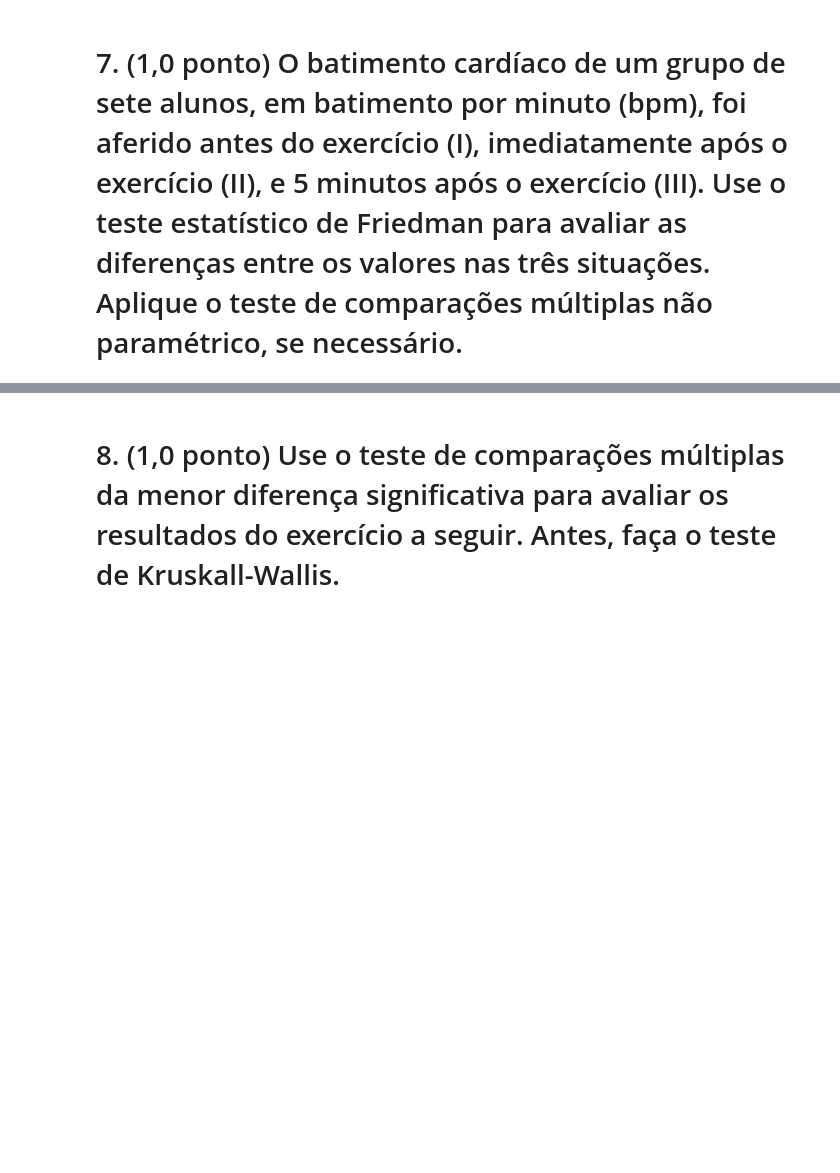
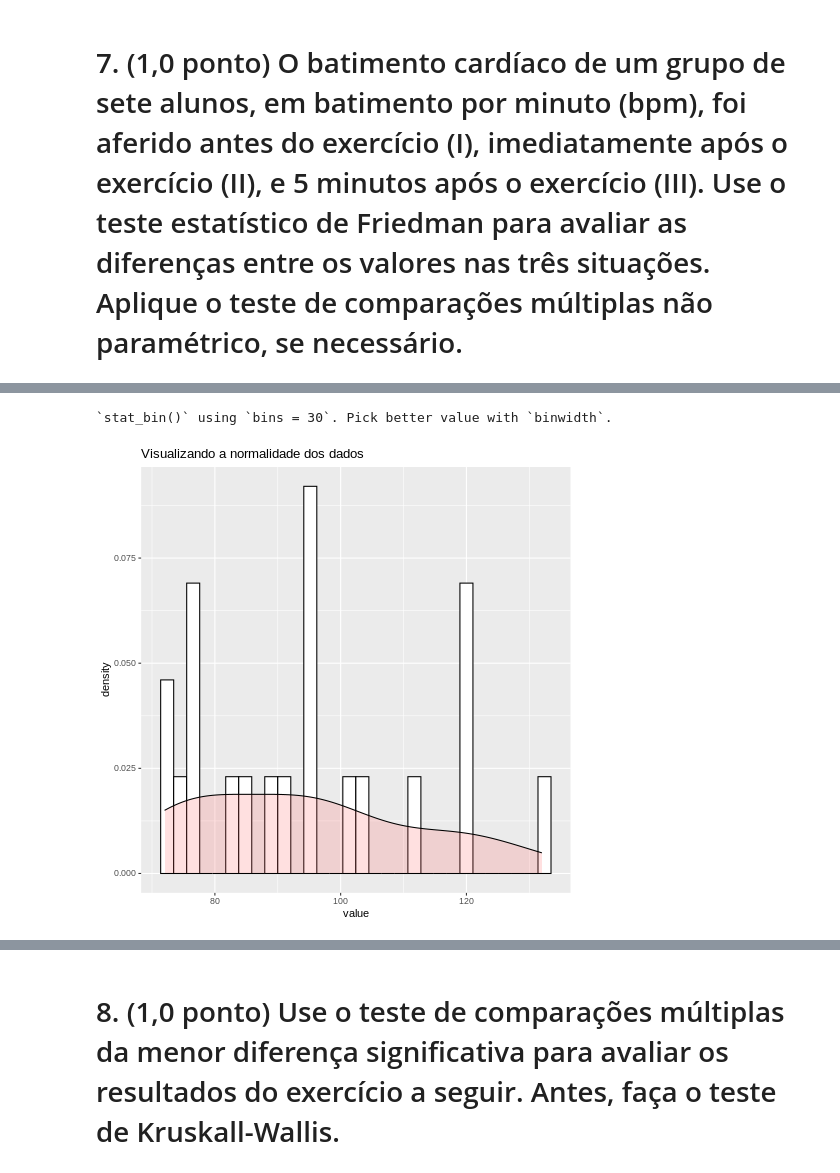
Before and after one commit to uervitonsantos/Estudo_Sobre_Estatistica_Frequentista_E_Metodos_Quantitativos, a Jupyter notebook: Avaliação_Métodos_Quantitativo.ipynb, the cells around one changed output, grey strips where cells are left out. Drawn from its saved outputs; the diff is of its cells as text; code cells hidden in the pictures; blank space fills up the shorter version.

```diff
--- a/Avaliação_Métodos_Quantitativo.ipynb
+++ b/Avaliação_Métodos_Quantitativo.ipynb
@@ -598,2 +615,14 @@ plot(TUKEY, las=0, col="red")
 # %% [markdown]
 # 7. (1,0 ponto) O batimento cardíaco de um grupo de sete alunos, em batimento por minuto (bpm), foi aferido antes do exercício (I), imediatamente após o exercício (II), e 5 minutos após o exercício (III). Use o teste estatístico de Friedman para avaliar as diferenças entre os valores nas três situações. Aplique o teste de comparações múltiplas não paramétrico, se necessário.
+# %%
+%%R
+# construção das listas com os valores para cada grupo
+exercicio_1 <- c(72, 96, 88, 92, 74, 76, 82)
+exercicio_2 <- c(120, 120, 132, 120, 101, 96, 112)
+exercicio_3 <- c(76, 95, 104, 96, 84, 72, 76)
+
+# montando um dataFrame com os grupos selecionados
+exercicio <- data.frame(exercicio_1, exercicio_2, exercicio_3)
+
+#str é uma função para verificar os tipos de dados de cada grupos
+str(exercicio)
@@ -599,0 +668,6 @@ plot(TUKEY, las=0, col="red")
+# %%
+%%R
+# pivot_longer()"aumenta" os dados, aumentando o número de linhas e diminuindo o número de colunas.
+# https://tidyr.tidyverse.org/reference/pivot_longer.html
+exercicio <- exercicio %>% pivot_longer(cols = everything(), names_to = "exercicios")
+exercicio
@@ -599,0 +690,7 @@ plot(TUKEY, las=0, col="red")
+# %%
+%%R
+ggplot(exercicio, aes(x=value)) + geom_histogram(aes(y=..density..), colour="black", fill="white")+
+ geom_density(alpha=.2, fill="#FF6666") + ggtitle("Visualizando a normalidade dos dados")
+# %% [output]
+`stat_bin()` using `bins = 30`. Pick better value with `binwidth`.
+[figure, added]
```
Also changed, not shown: parts of 13 cells of this notebook.
